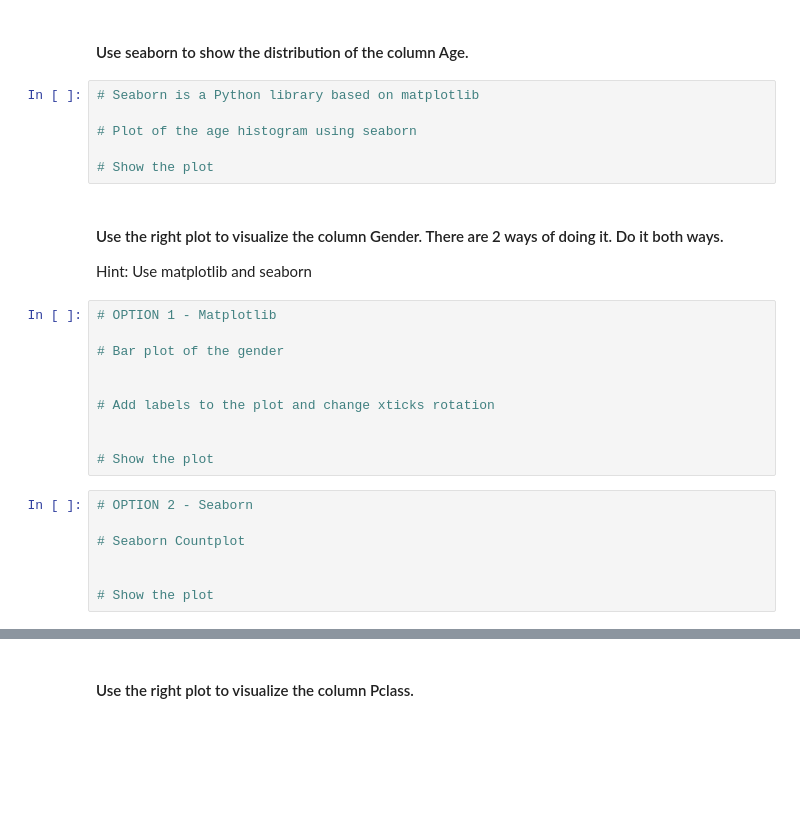
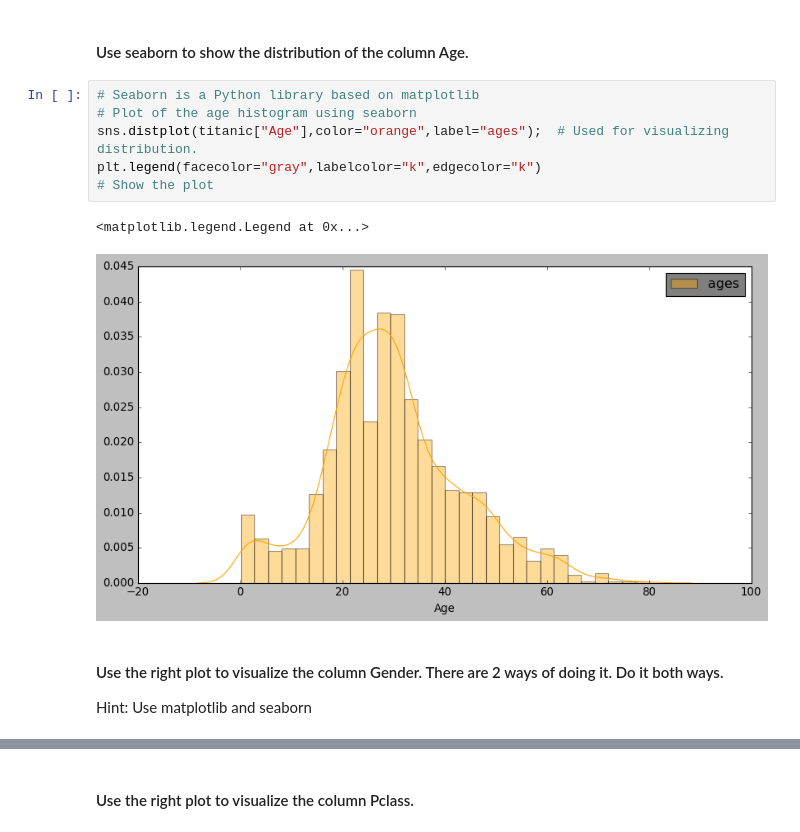
Before and after one commit to paoloironhack/data_analytics062020, a Jupyter notebook: labs/module_2/23_Matplotlib-Seaborn -ch3/main.ipynb, the cells around one changed output, grey strips where cells are left out. Cells and saved outputs as stored; diff of their text form; blank space fills up the shorter version.

```diff
--- a/labs/module_2/23_Matplotlib-Seaborn -ch3/main.ipynb
+++ b/labs/module_2/23_Matplotlib-Seaborn -ch3/main.ipynb
@@ -60,27 +141,13 @@ high number of bins (narrower bins) gives greater precision to the distribution
 #### Use seaborn to show the distribution of the column Age.
 # %%
 # Seaborn is a Python library based on matplotlib
-
 # Plot of the age histogram using seaborn
-
+sns.distplot(titanic["Age"],color="orange",label="ages");  # Used for visualizing distribution.
+plt.legend(facecolor="gray",labelcolor="k",edgecolor="k")
 # Show the plot
+# %% [output]
+<matplotlib.legend.Legend at 0x...>
+[figure, added]
 # %% [markdown]
 #### Use the right plot to visualize the column Gender. There are 2 ways of doing it. Do it both ways.
 Hint: Use matplotlib and seaborn
-# %%
-# OPTION 1 - Matplotlib
-
-# Bar plot of the gender
-
-
-# Add labels to the plot and change xticks rotation
-
-
-# Show the plot
-# %%
-# OPTION 2 - Seaborn
-
-# Seaborn Countplot
-
-
-# Show the plot
```
Also changed, not shown: parts of 28 cells of this notebook.
